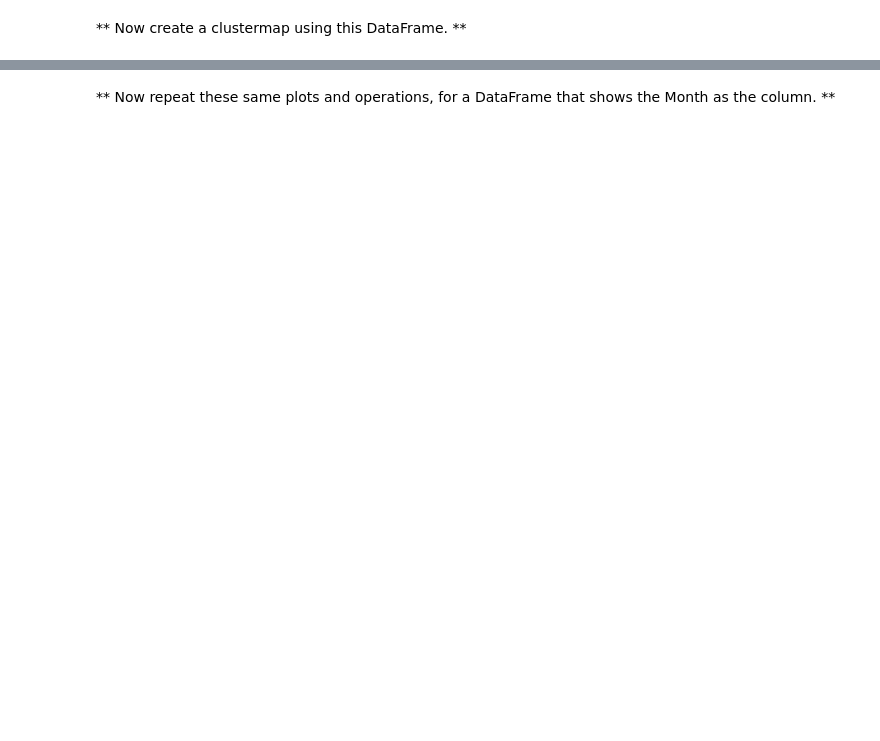
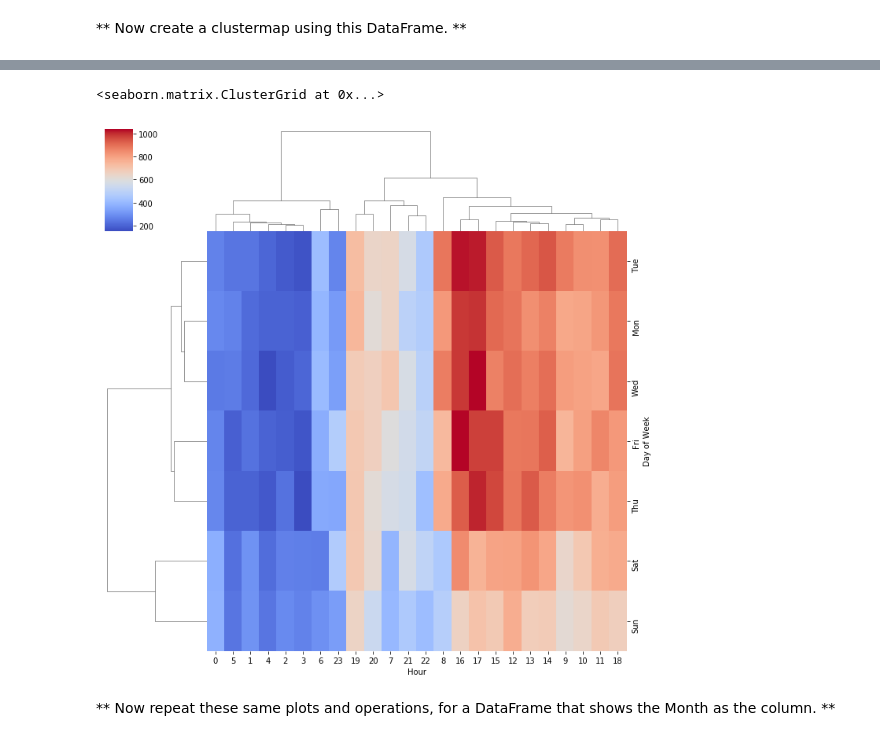
Before and after one commit to zweistein1326/Learning_Data_science-Machine_Learning, a Jupyter notebook: DS_ML/10-Data-Capstone-Projects/01-911 Calls Data Capstone Project.ipynb, the cells around one changed output, grey strips where cells are left out. Drawn from its saved outputs; the diff is of its cells as text; code cells hidden in the pictures; blank space fills up the shorter version.

```diff
--- a/DS_ML/10-Data-Capstone-Projects/01-911 Calls Data Capstone Project.ipynb
+++ b/DS_ML/10-Data-Capstone-Projects/01-911 Calls Data Capstone Project.ipynb
@@ -318,2 +308,7 @@ ____
+# %%
+sns.clustermap(dayHour,cmap='coolwarm')
+# %% [output]
+<seaborn.matrix.ClusterGrid at 0x...>
+[figure, added]
 # %% [markdown]
 ** Now repeat these same plots and operations, for a DataFrame that shows the Month as the column. **
```
Also changed, not shown: parts of 11 cells of this notebook, 4 other files.
